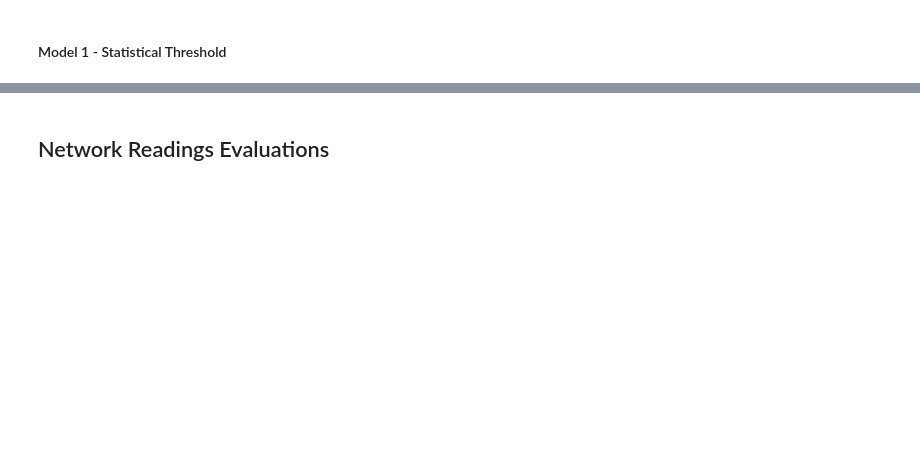
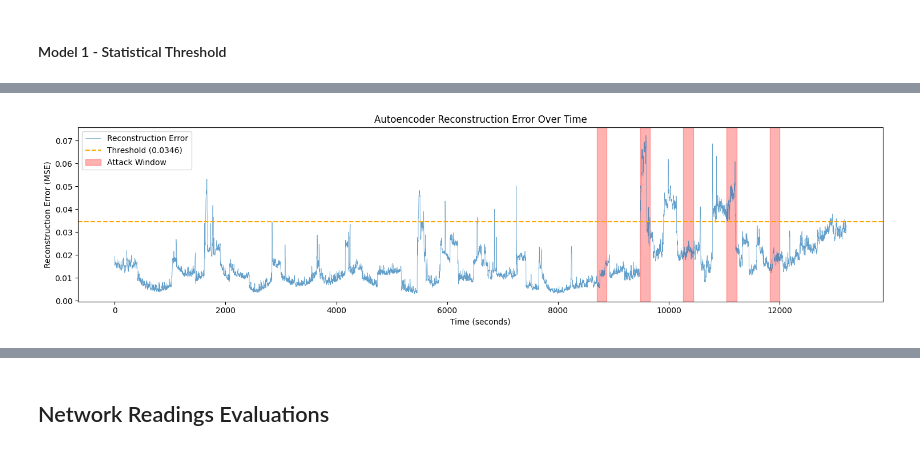
Before and after one commit to iamllcoolray/cis5370-final-project, a Jupyter notebook: swat-eval.ipynb, the cells around one changed output, grey strips where cells are left out. Saved outputs shown, nothing was run; the diff lists cells and outputs as text; code cells hidden in the pictures; blank space fills up the shorter version.

```diff
--- a/swat-eval.ipynb
+++ b/swat-eval.ipynb
@@ -172,0 +350,8 @@ AUC: 0.7144970111108315
+# %%
+# Evaluating the model using 99th percentile threshold
+ae_threshold = np.percentile(train_reconstruction_errors, 99)
+ae_predictions = (ae_reconstruction_errors > ae_threshold).astype(int)
+
+print("=== Autoencoder (tuned threshold @ 99th percentile) ===")
+print(classification_report(Y_test_sensor_readings_labels, ae_predictions))
+print("AUC:", roc_auc_score(Y_test_sensor_readings_labels, ae_reconstruction_errors))
@@ -172,0 +419,29 @@ AUC: 0.7144970111108315
+# %%
+# Reconstruction Error Over Time for the Autoencoder Model
+fig, ax = plt.subplots(figsize=(15, 4))
+
+ax.plot(ae_reconstruction_errors, linewidth=0.5, label="Reconstruction Error", alpha=0.7)
+ax.axhline(ae_threshold, color="orange", linestyle="--", label=f"Threshold ({ae_threshold:.4f})")
+
+# Shade attack windows
+attack_windows_idx = [
+    (8700, 8880),   # 12:30 - 12:33
+    (9480, 9660),   # 12:43 - 12:46
+    (10260, 10440), # 12:56 - 12:59
+    (11040, 11220), # 13:09 - 13:12
+    (11820, 12000), # 13:22 - 13:25
+]
+
+for i, (start, end) in enumerate(attack_windows_idx):
+    ax.axvspan(start, end, alpha=0.3, color="red",
+               label="Attack Window" if i == 0 else "")
+
+ax.set_xlabel("Time (seconds)")
+ax.set_ylabel("Reconstruction Error (MSE)")
+ax.set_title("Autoencoder Reconstruction Error Over Time")
+ax.legend()
+plt.tight_layout()
+plt.savefig("results/sensor_readings/reconstruction_error.png", dpi=150)
+plt.show()
+# %% [output]
+[figure, added]
```
Also changed, not shown: parts of 13 cells of this notebook, 6 other files.
